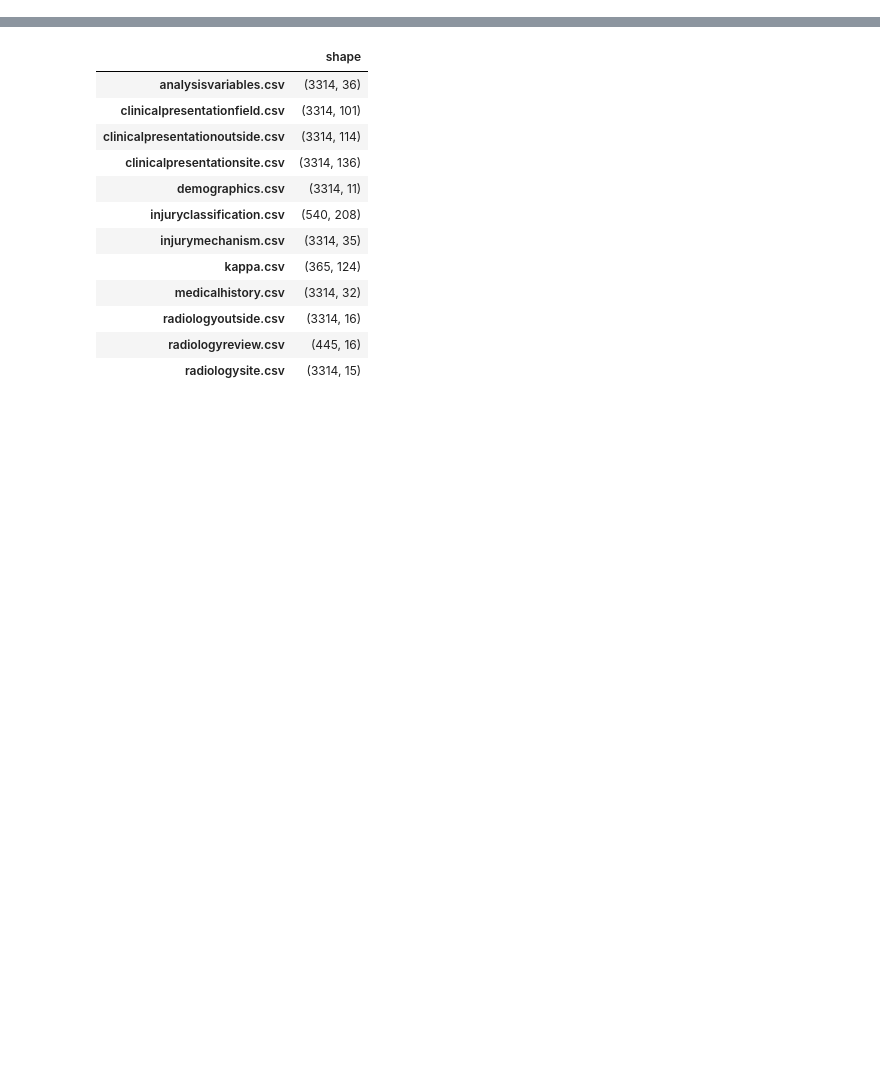
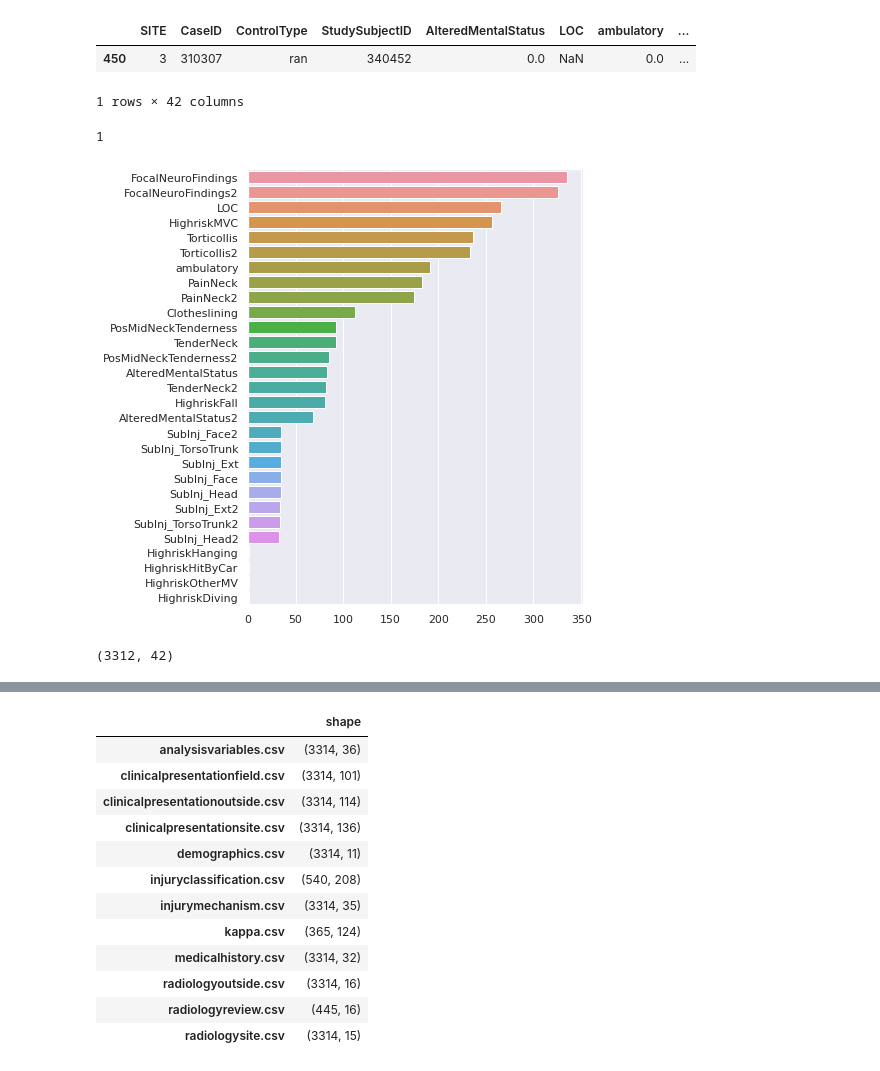
Before and after one commit to Yu-Group/clinical-rule-vetting, a Jupyter notebook: rulevetting/projects/csi_pecarn/notebooks/pre_eda.ipynb, the cells around one changed output, grey strips where cells are left out. Cells and saved outputs as stored; diff of their text form; code cells hidden in the pictures; blank space fills up the shorter version.

```diff
--- a/rulevetting/projects/csi_pecarn/notebooks/pre_eda.ipynb
+++ b/rulevetting/projects/csi_pecarn/notebooks/pre_eda.ipynb
@@ -46,0 +50,21 @@ def plot_correlation(dataset: pd.DataFrame) -> None:
+# %%
+clean_key_col_names = lambda df: df.rename(columns = {'site': 'SITE',
+                                                      'caseid': 'CaseID',
+                                                      'studysubjectid': 'StudySubjectID'})
+result_df = dfs[0].copy()
+key_df = dfs[0][['SITE', 'CaseID', 'StudySubjectID']]
+field_df = key_df.merge(clean_key_col_names(dfs[1]), how='left', on=['SITE', 'CaseID', 'StudySubjectID'])
+result_df['is_ems'] = 0
+result_df.loc[(field_df['FieldDocumentation'] == 'EMS') | (field_df['FieldDocumentation'] == 'NR'), 'is_ems'] = 1
+demog_df = clean_key_col_names(dfs[4])
+gender_df = pd.get_dummies(demog_df['Gender'], prefix='gender').drop(columns='gender_ND')
+agegroup_df = pd.get_dummies(pd.cut(demog_df['AgeInYears'], bins=[0, 2, 6, 12, 16],
+                                    labels=['infant', 'preschool', 'school_age', 'adolescents'],
+                                    include_lowest=True), prefix='age')
+result_df = result_df.merge(pd.concat([demog_df[['SITE', 'CaseID', 'StudySubjectID']], gender_df, agegroup_df], axis=1),
+                how='left', on=['SITE', 'CaseID', 'StudySubjectID'])
+result_df = result_df.loc[(result_df['gender_F'] == 1) | (result_df['gender_M'] == 1)].drop(columns='gender_M').reset_index(drop=True)
+result_df = result_df.rename(columns={col: col.replace('subinj', 'SubInj')
+                                      for col in result_df.columns if 'subinj' in col})
+
+result_df.head()
@@ -46,0 +79,53 @@ def plot_correlation(dataset: pd.DataFrame) -> None:
+# %%
+result_df[result_df['HighriskDiving'].isna()]
+# %% [output]
+|  | SITE | CaseID | ControlType | StudySubjectID | AlteredMentalStatus | LOC | ambulatory | ... |
+| 450 | 3 | 310307 | ran | 340452 | 0.0 | NaN | 0.0 | ... |
+1 rows × 42 columns
+# %%
+np.sum(result_df['HighriskHanging'].isna())
+# %% [output]
+1
+# %%
+plot_missing_value_information(result_df)
+# %% [output]
+[figure, added]
+# %%
+def test_impute(result_df):
+    result_df = result_df.copy()
+    conserv_list = ['FocalNeuroFindings', 'HighriskMVC', 'Torticollis']
+    liberal_list = ['LOC', 'Clotheslining']
+    trustTwo_list = ['PainNeck', 'PosMidNeckTenderness', 'TenderNeck', 'AlteredMentalStatus',
+                     'SubInj_Face', 'SubInj_TorsoTrunk', 'SubInj_Ext', 'SubInj_Head']
+    unsure_list = ['ambulatory', 'HighriskFall']
+
+    def impute_var(result_df, varName, fill_val):
+        var2Name = f'{varName}2'
+        if var2Name in result_df.columns:
+            fillInd0 = result_df[var2Name].isna()
+            result_df.loc[result_df[var2Name].isna(), var2Name] = fill_val
+            result_df.loc[result_df[varName].isna(), varName] = result_df.loc[result_df[varName].isna(), var2Name]
+            #print(result_df.loc[fillInd0, varName].head())
+        fillInd = result_df[varName].isna()
+        result_df.loc[result_df[varName].isna(), varName] = fill_val
+        #print(result_df.loc[fillInd, varName].head(), '\n')
+    # The other four high risk are NA together in one subject so we will discard
+    # Conservative List: default 0
+    for varName in conserv_list:
+        impute_var(result_df, varName, 0)
+    # Liberal List: default 1
+    for varName in liberal_list:
+        impute_var(result_df, varName, 1)
+
+    # trustTwo_list: default keep 2 value
+    for varName in trustTwo_list:
+        impute_var(result_df, varName, 1)
+
+    fill_vals = {'ambulatory': 0, 'HighriskFall': 0}
+    for varName in unsure_list:
+        impute_var(result_df, varName, fill_vals[varName])
+    return result_df
+
+test_impute(result_df).dropna().reset_index(drop=True).shape
+# %% [output]
+(3312, 42)
```
Also changed, not shown: parts of 11 cells of this notebook, 3 other files.
